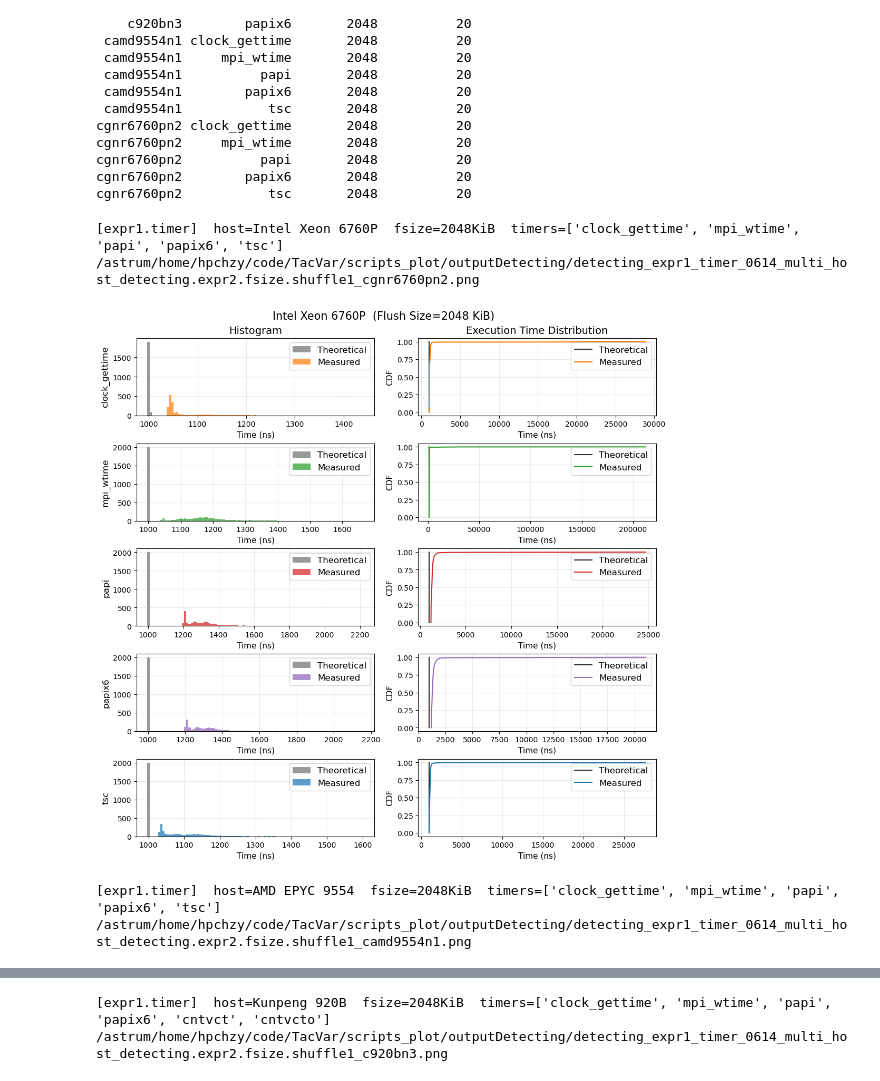
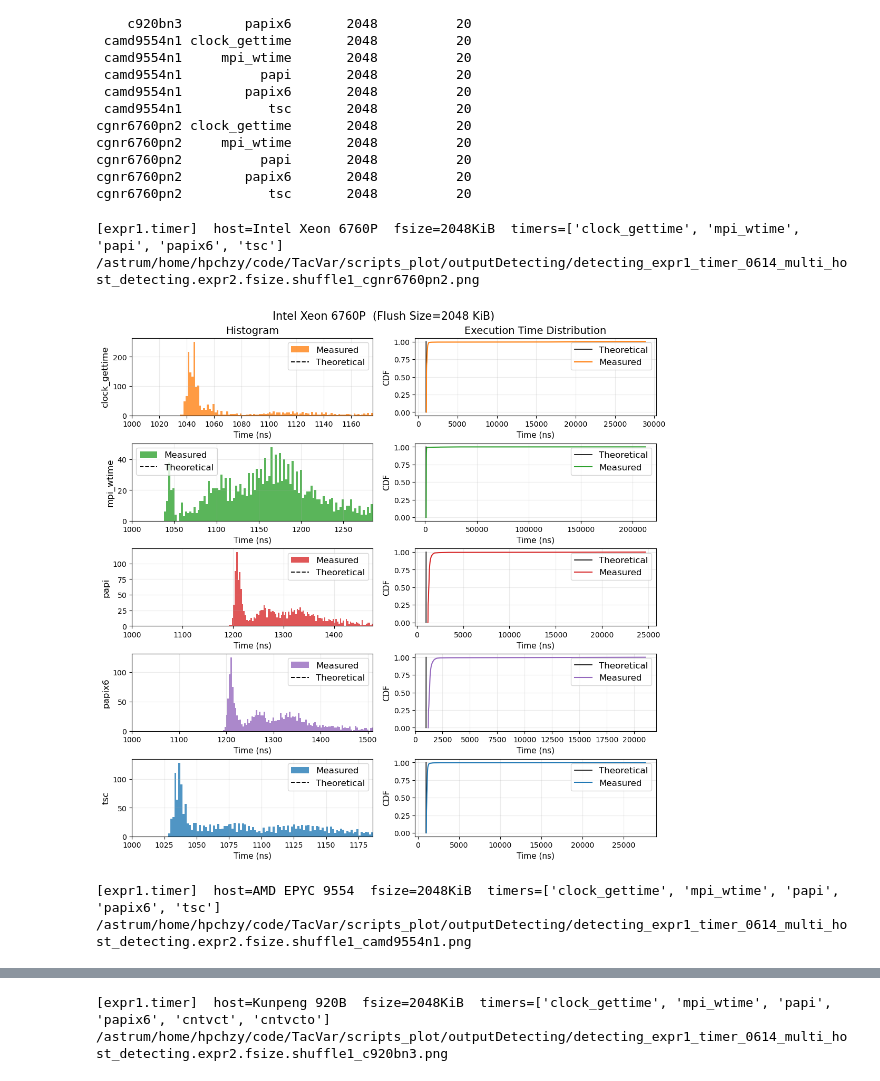
Before and after one commit to HunterHan/TacVar, a Jupyter notebook: scripts/plot_entry_detecting.expr1Timer.0614.ipynb, the cells around one changed output, grey strips where cells are left out. Saved outputs shown, nothing was run; the diff lists cells and outputs as text; code cells hidden in the pictures.

```diff
--- a/scripts/plot_entry_detecting.expr1Timer.0614.ipynb
+++ b/scripts/plot_entry_detecting.expr1Timer.0614.ipynb
@@ -43,7 +43,7 @@ CDF_XLIM = None
 HIST_BINS = 100
 # Histogram x-range upper bound = this quantile of measured, so a heavy tail
 # does not collapse the body into one bar (independent of QUANTILE_DROP/CDF).
-HIST_XLIM_QUANTILE = 0.99
+HIST_XLIM_QUANTILE = 0.90
 
 # ---- font sizes (tune here) ----
 ROWLABEL_FONTSIZE   = 12   # timer name (hist y-label)
@@ -239,48 +239,57 @@ for host in hosts:
         color = TIMER_COLORS.get(timer)
         ax_hist, ax_cdf = axes[row_idx]
 
-        # clip the histogram x-range to a quantile so a heavy tail does not
-        # collapse the distribution body into a single bar
+        # Histogram the MEASURED body only (drop the heavy tail beyond HIST_XLIM_QUANTILE)
+        # and cap bins so each is >= 1 ns wide (data is integer ns) -> contiguous, no comb gaps.
+        ta_val = float(theory[0]) if theory.size else float('nan')
         if measured.size:
-            hist_hi = float(np.quantile(measured, HIST_XLIM_QUANTILE))
-            hist_lo = float(min(measured.min(), theory.min() if theory.size else measured.min()))
-            hist_range = (hist_lo, hist_hi) if hist_hi > hist_lo else None
+            m_lo = float(measured.min())
+            m_hi = float(np.quantile(measured, HIST_XLIM_QUANTILE))
+            if m_hi > m_lo:
+                hist_range = (m_lo, m_hi)
+                mbins = max(3, min(int(HIST_BINS), int(round(m_hi - m_lo))))
+            else:
+                hist_range, mbins = None, HIST_BINS
+            ax_hist.hist(measured, bins=mbins, range=hist_range, alpha=0.78, color=color, label='Measured')
         else:
             hist_range = None
-
-        # theory is a delta at ta; use the same fine bins so it is a thin spike, not a wide block
-        ax_hist.hist(theory, bins=HIST_BINS, range=hist_range, alpha=0.40, color='black', label='Theoretical')
-        ax_hist.hist(measured, bins=HIST_BINS, range=hist_range, alpha=0.72, color=color, label='Measured')
+        # theory is a single target value (ta): draw as a vertical reference line, not a bar
+        if np.isfinite(ta_val):
+            ax_hist.axvline(ta_val, color='black', linestyle='--', linewidth=1.4, label='Theoretical')
+        # x-range covers the theory reference and the measured body
+        if measured.size and hist_range is not None:
+            lo = min(ta_val, m_lo) if np.isfinite(ta_val) else m_lo
+            ax_hist.set_xlim(lo, m_hi)
         ax_hist.set_ylabel(timer, fontsize=ROWLABEL_FONTSIZE)
         ax_hist.set_xlabel('Time (ns)', fontsize=AXIS_LABEL_FONTSIZE)
         ax_hist.grid(True, alpha=0.25)
         ax_hist.tick_params(axis='both', labelsize=TICK_FONTSIZE)
         ax_hist.legend(fontsize=LEGEND_FONTSIZE)
 
         tx, ty = ecdf(theory)
         mx, my = ecdf(measured)
         ax_cdf.plot(tx, ty, linewidth=1.2, color='black', label='Theoretical')
         ax_cdf.plot(mx, my, linewidth=1.5, color=color, label='Measured')
         ax_cdf.set_xlabel('Time (ns)', fontsize=AXIS_LABEL_FONTSIZE)
         ax_cdf.set_ylabel('CDF', fontsize=AXIS_LABEL_FONTSIZE)
         ax_cdf.grid(True, alpha=0.25)
         ax_cdf.tick_params(axis='both', labelsize=TICK_FONTSIZE)
         ax_cdf.legend(fontsize=LEGEND_FONTSIZE)
         if CDF_XLIM is not None:
             ax_cdf.set_xlim(*CDF_XLIM)
 
     axes[0, 0].set_title('Histogram', fontsize=COLTITLE_FONTSIZE)
     axes[0, 1].set_title('Execution Time Distribution', fontsize=COLTITLE_FONTSIZE)
     fig.suptitle(f"{HOST_LABELS.get(host, host)}  (Flush Size={fsize} KiB)", fontsize=SUPTITLE_FONTSIZE)
 
     if SAVE_FIG:
         out = OUT_DIR / f'detecting_expr1_timer_0614_{RUN_TAG}_{host}.png'
         fig.savefig(out, dpi=220, bbox_inches='tight')
         print(out)
     plt.show()
 # %% [output]
 [expr1.timer]  host=Intel Xeon 6760P  fsize=2048KiB  timers=['clock_gettime', 'mpi_wtime', 'papi', 'papix6', 'tsc']
 /astrum/home/hpchzy/code/TacVar/scripts_plot/outputDetecting/detecting_expr1_timer_0614_multi_host_detecting.expr2.fsize.shuffle1_cgnr6760pn2.png
-[figure, old version]
+[figure, new version]
 [expr1.timer]  host=AMD EPYC 9554  fsize=2048KiB  timers=['clock_gettime', 'mpi_wtime', 'papi', 'papix6', 'tsc']
 /astrum/home/hpchzy/code/TacVar/scripts_plot/outputDetecting/detecting_expr1_timer_0614_multi_host_detecting.expr2.fsize.shuffle1_camd9554n1.png
```
Also changed, not shown: parts of 1 cell of this notebook, 3 other files.
